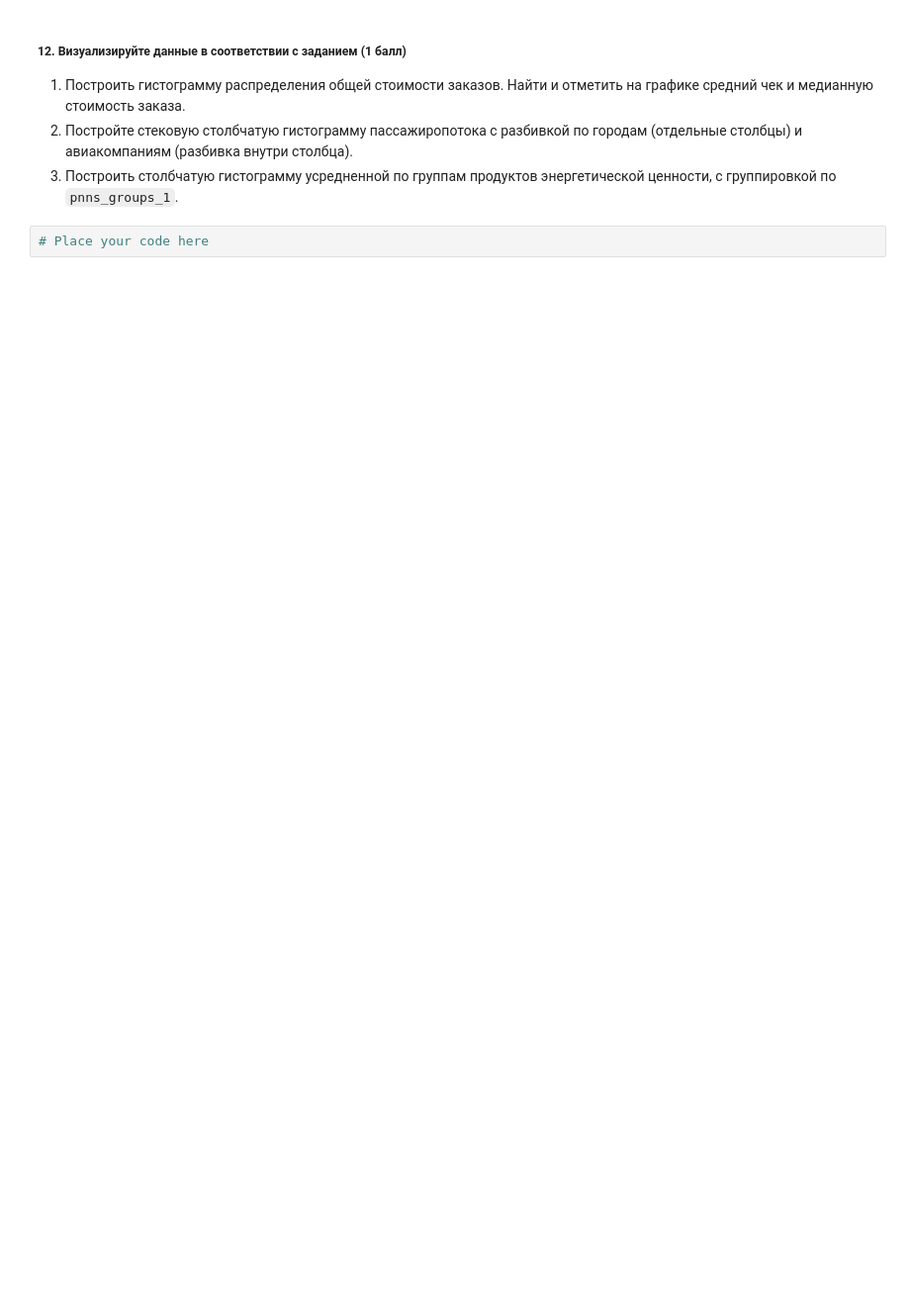
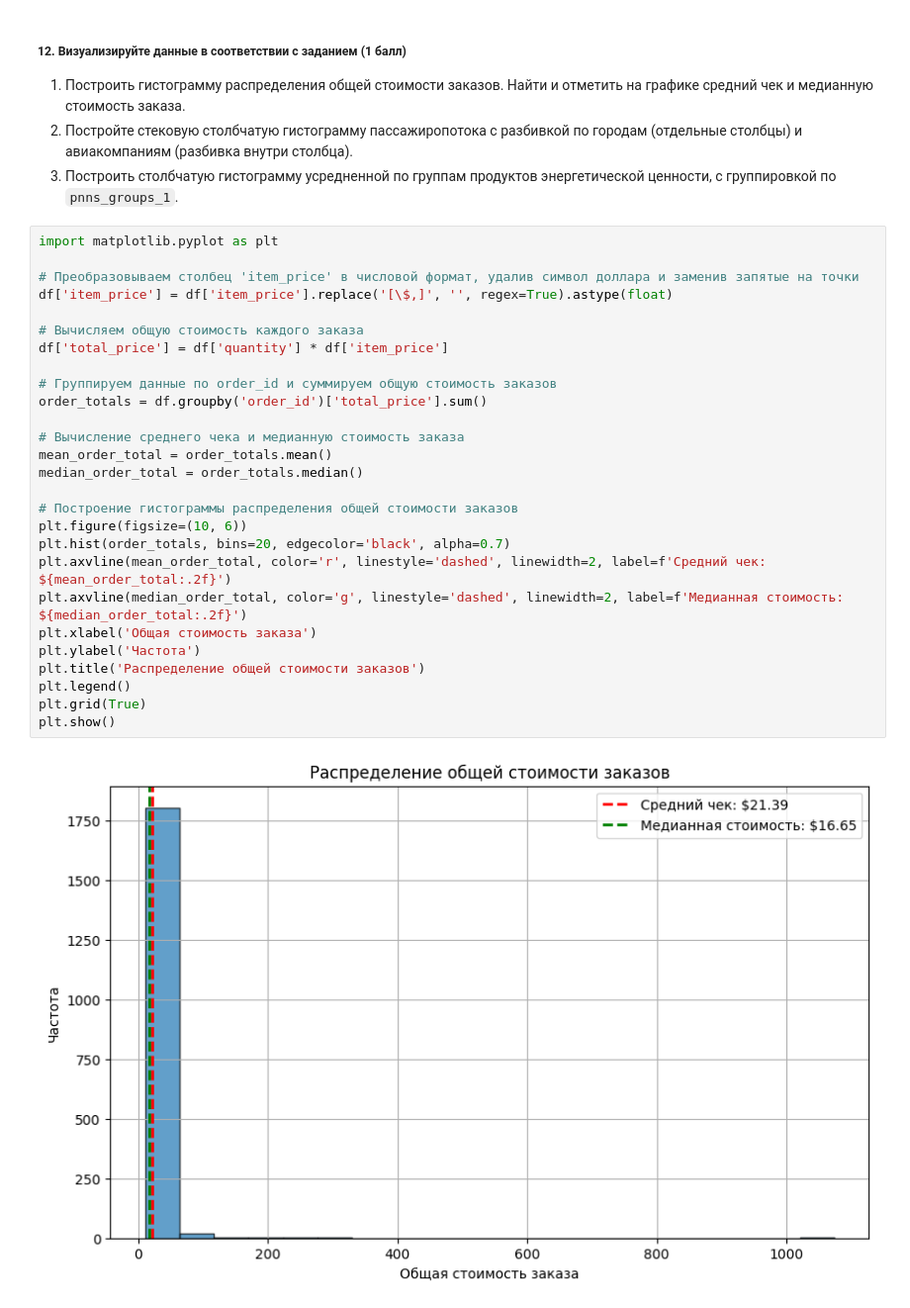
Before and after one commit to KoWalevDV/Data-Base-2023-2024, a Jupyter notebook: pandas_exercise.ipynb, the cells around one changed output. Shown: that part at 99% size. Drawn from its saved outputs; the diff is of its cells as text; blank space fills up the shorter version.

```diff
--- a/pandas_exercise.ipynb
+++ b/pandas_exercise.ipynb
@@ -201,4 +271,31 @@ print(answer8)
 2. Постройте стековую столбчатую гистограмму пассажиропотока с разбивкой по городам (отдельные столбцы) и авиакомпаниям (разбивка внутри столбца).
 3. Построить столбчатую гистограмму усредненной по группам продуктов энергетической ценности, с группировкой по `pnns_groups_1`.
 # %%
-# Place your code here
+import matplotlib.pyplot as plt
+
+# Преобразовываем столбец 'item_price' в числовой формат, удалив символ доллара и заменив запятые на точки
+df['item_price'] = df['item_price'].replace('[\$,]', '', regex=True).astype(float)
+
+# Вычисляем общую стоимость каждого заказа
+df['total_price'] = df['quantity'] * df['item_price']
+
+# Группируем данные по order_id и суммируем общую стоимость заказов
+order_totals = df.groupby('order_id')['total_price'].sum()
+
+# Вычисление среднего чека и медианную стоимость заказа
+mean_order_total = order_totals.mean()
+median_order_total = order_totals.median()
+
+# Построение гистограммы распределения общей стоимости заказов
+plt.figure(figsize=(10, 6))
+plt.hist(order_totals, bins=20, edgecolor='black', alpha=0.7)
+plt.axvline(mean_order_total, color='r', linestyle='dashed', linewidth=2, label=f'Средний чек: ${mean_order_total:.2f}')
+plt.axvline(median_order_total, color='g', linestyle='dashed', linewidth=2, label=f'Медианная стоимость: ${median_order_total:.2f}')
+plt.xlabel('Общая стоимость заказа')
+plt.ylabel('Частота')
+plt.title('Распределение общей стоимости заказов')
+plt.legend()
+plt.grid(True)
+plt.show()
+# %% [output]
+[figure, added]
```
Also changed, not shown: parts of 6 cells of this notebook.
